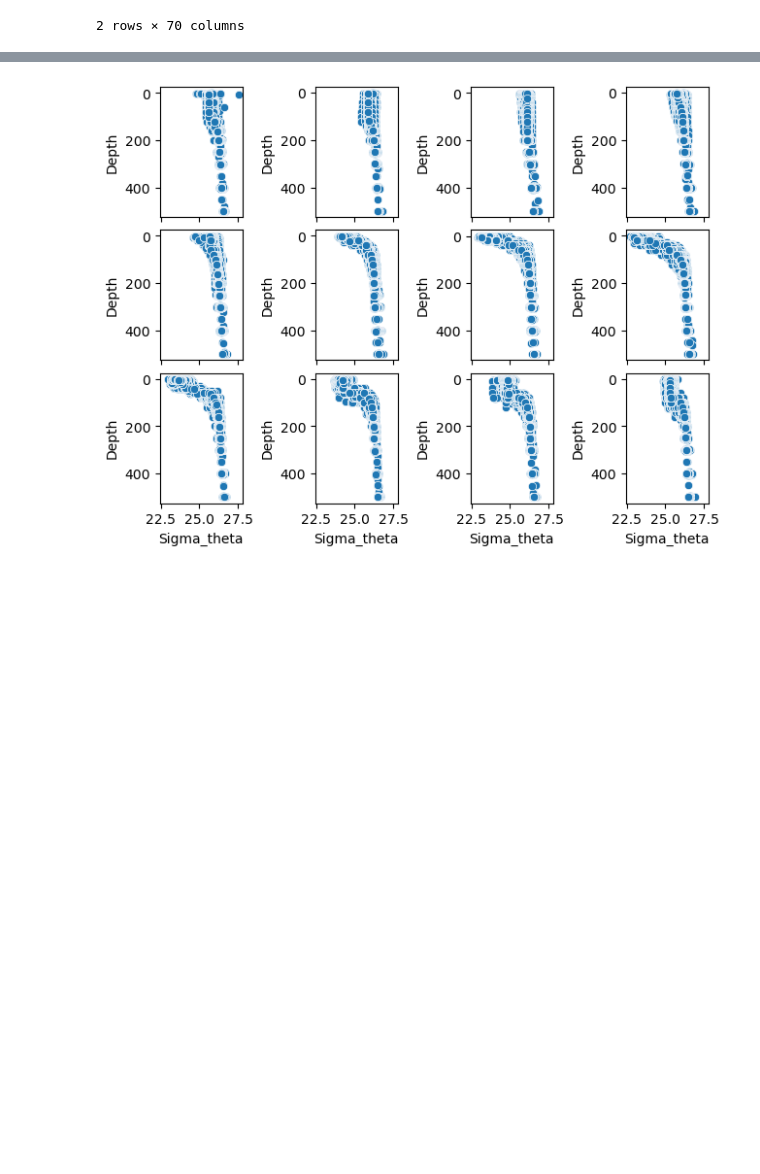
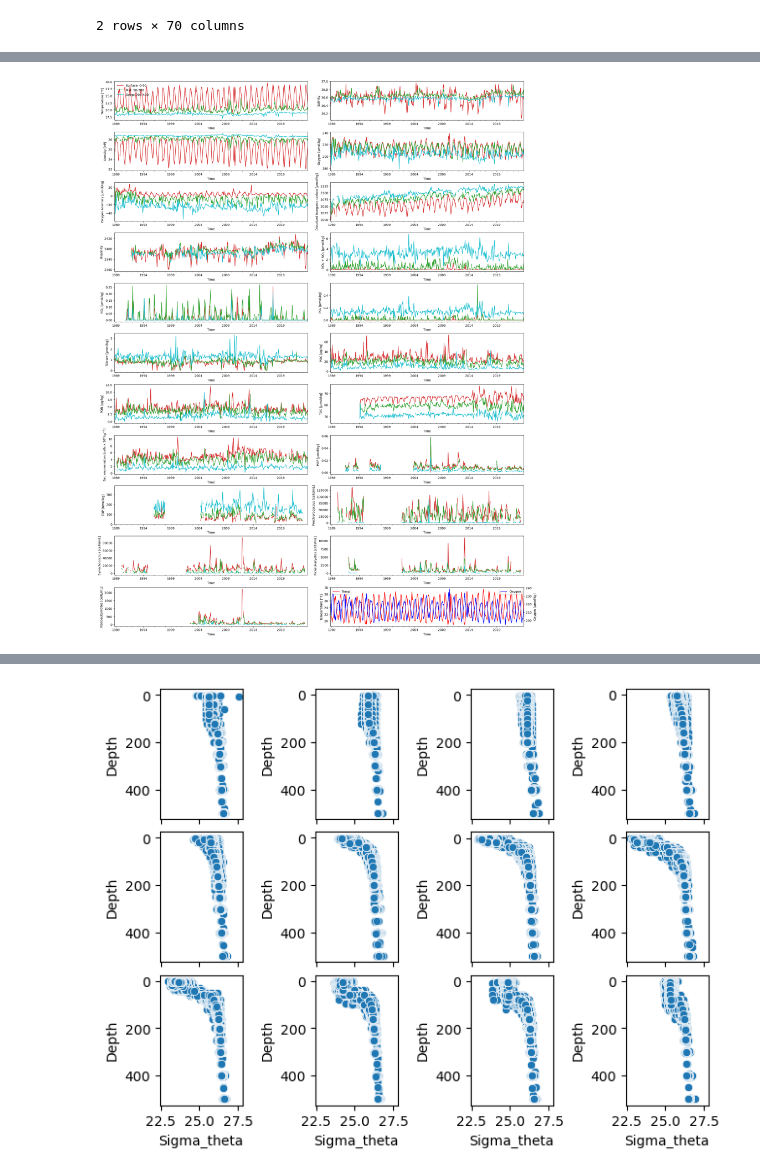
Before and after one commit to marianatorres4/MetaRhythms, a Jupyter notebook: notebooks/BATS-environmental-analysis.ipynb, the cells around one changed output, grey strips where cells are left out. Cells and saved outputs as stored; diff of their text form; code cells hidden in the pictures; blank space fills up the shorter version.

```diff
--- a/notebooks/BATS-environmental-analysis.ipynb
+++ b/notebooks/BATS-environmental-analysis.ipynb
@@ -119 +92,70 @@ plt.legend(loc=2)
+# %%
+variables = [
+    ("Temp", "Temperature [°C]"),
+    ("Salinity", "Salinity"),
+    ("Sigma_theta", r"Density [$\sigma\theta$]"),
+    ("Oxygen", r"Oxygen [$\mathrm{\mu mol/kg}$]"),
+    ("Oxygen_Anomaly", r"Oxygen Anomaly [$\mathrm{\mu mol/kg}$]"),
+    ("CO2", r"Dissolved inorganic carbon [$\mathrm{\mu mol/kg}$]"),
+    ("Alk", "Alkalinity"),
+    ("NO3_plus_NO2", r"$\text{NO}_3$ + $\text{NO}_2$ [$\mathrm{\mu mol/kg}$]"),
+    ("NO2", r"$\text{NO}_2$ [$\mathrm{\mu mol/kg}$]"),
+    ("PO4", r"$\text{PO}_4$ [$\mathrm{\mu mol/kg}$]"), #$\text{PO}_4^{3-}$
+    ("Silicate", r"Silicate [$\mathrm{\mu mol/kg}$]"), #$\text{SiO}_4^{4-}$
+    ("POC", r"POC [$\mathrm{\mu g/kg}$]"),
+    ("PON", r"PON [$\mathrm{\mu g/kg}$]"),
+    ("TOC", r"TOC [$\mathrm{\mu mol/kg}$]"),
+    ("Bact_Enum", r"Bac enumeration [$\text{cells} \times 10^8 \, \text{kg}^{-1}$]"),
+    ("POP", r"POP [$\mathrm{\mu mol/kg}$]"),
+    ("TDP", r"TDP [$\text{nmol/kg}$]"),#r"$\text{nmol/kg}$"
+    ("Prochlorococcus", r"Prochlorococcus [cells/mL]"),
+    ("Synechococcus", r"Synechococcus [cells/mL]"),
+    ("Picoeukaryotes", r"Picoeukaryotes [cells/mL]"),
+    ("Nanoeukaryotes", r"Nanoeukaryotes [cells/mL]")
+]
+n_vars = len(variables)
+n_cols = 2
+n_rows = -(-n_vars // n_cols)
+fig, axes = plt.subplots(n_rows, n_cols, figsize=(20, n_rows * 2.3), constrained_layout=True)
+axes = axes.flatten()
+
+for i, (var, ylabel) in enumerate(variables):
+    ax = axes[i]
+
+    datasets['Surface'].groupby('YearMonth')[var].median().plot(
+        ax=ax, color='C3', label=f"Surface: {int(datasets['Surface'].Depth.min())}-{int(datasets['Surface'].Depth.max())}")
+    datasets['Mid'].groupby('YearMonth')[var].median().plot(
+        ax=ax, color='C2', label=f"Mid: {int(datasets['Mid'].Depth.min())}-{int(datasets['Mid'].Depth.max())}")
+    datasets['Deep'].groupby('YearMonth')[var].median().plot(
+        ax=ax, color='C9', label=f"Deep: {int(datasets['Deep'].Depth.min())}-{int(datasets['Deep'].Depth.max())}")
+
+    ax.set_ylabel(ylabel)
+    ax.set_xlabel("Time")
+    # ax.set_ylim(datasets['Surface'].groupby('YearMonth')[var].min().min())
+
+
+    if i == 0:
+        ax.legend(loc="upper left", frameon=False)
+    else:
+        ax.legend().set_visible(False)
+
+ax = axes[len(variables)]
+ax1 = ax
+datasets['Surface'].groupby('YearMonth')["Temp"].median().plot(ax=ax1, color="r", label="Temp")
+ax1.set_ylabel("Temperature [°C]")
+ax1.set_xlabel("Time")
+
+ax2 = ax1.twinx()
+datasets['Surface'].groupby('YearMonth')["Oxygen"].median().plot(ax=ax2, color="b", label="Oxygen")
+ax2.set_ylabel(r"Oxygen [$\mathrm{\mu mol/kg}$]")
+ax1.legend(loc=2)
+ax2.legend(loc=1)
+
+for i in range(len(variables) + 1, len(axes)):
+    fig.delaxes(axes[i])
+
+fig.savefig("project/MetaRhythms/figures/long-ts-surf-mid-deep.png", dpi=300, bbox_inches="tight")
+plt.show()
+# %% [output]
+[figure, added]
 # %%
```
Also changed, not shown: parts of 23 cells of this notebook.
